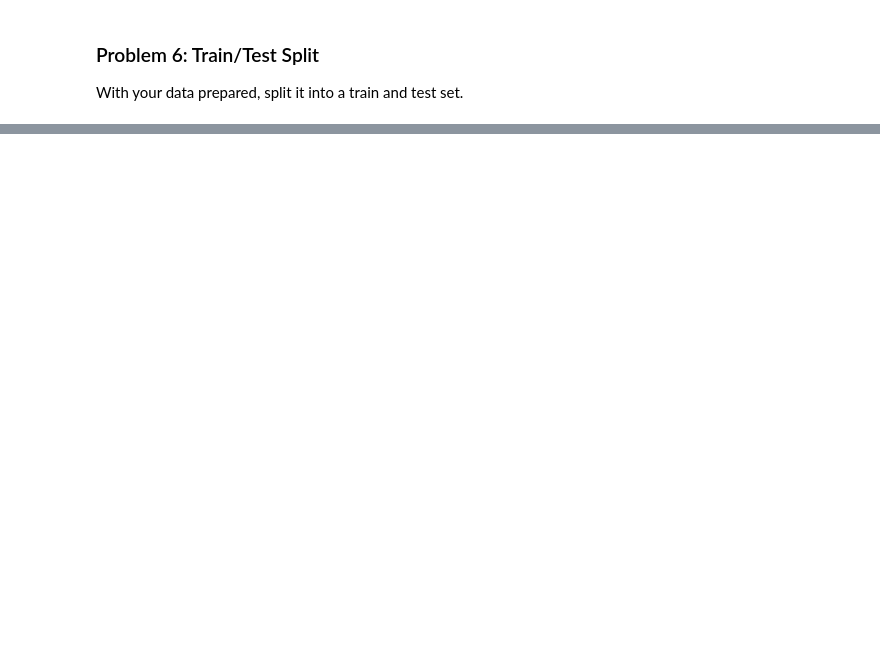
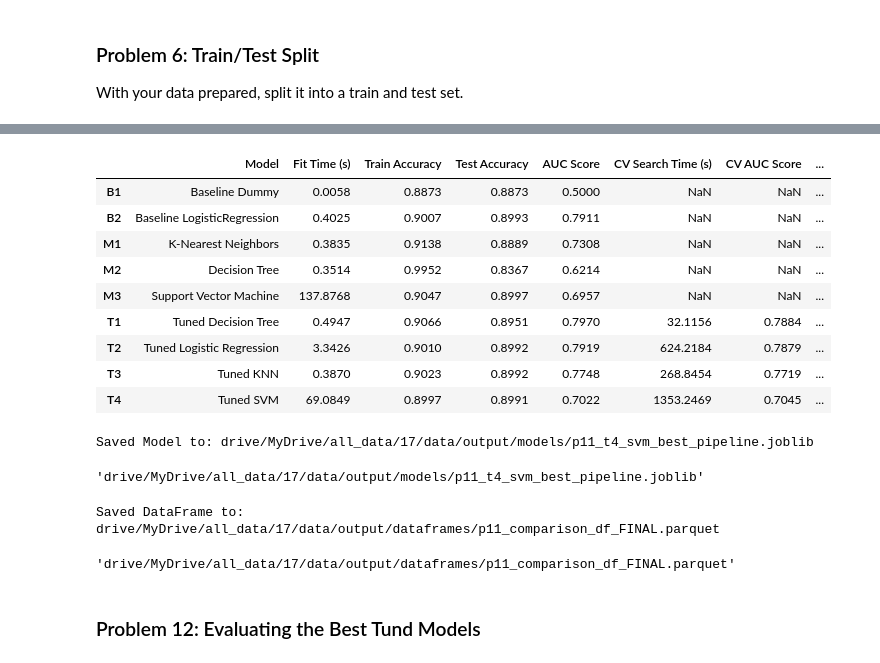
Before and after one commit to 1abhisheknigam/my-ai, a Jupyter notebook: bank-classifiers/notebooks/bank_classifiers.ipynb, the cells around one changed output, grey strips where cells are left out. Saved outputs shown, nothing was run; the diff lists cells and outputs as text; code cells hidden in the pictures; blank space fills up the shorter version.

```diff
--- a/bank-classifiers/notebooks/bank_classifiers.ipynb
+++ b/bank-classifiers/notebooks/bank_classifiers.ipynb
@@ -763,0 +1340,3 @@ Now that we have some basic models on the board, we want to try to improve these
+# %%
+comparison_df = pd.concat([comparison_df, t1_df])
+comparison_df
@@ -763,0 +1408,3 @@ Now that we have some basic models on the board, we want to try to improve these
+# %%
+comparison_df = pd.concat([comparison_df, t2_df])
+comparison_df
@@ -763,0 +1476,3 @@ Now that we have some basic models on the board, we want to try to improve these
+# %%
+comparison_df = pd.concat([comparison_df, t3_df])
+display(comparison_df)
@@ -763,0 +1499,30 @@ Now that we have some basic models on the board, we want to try to improve these
+# %%
+t4_pipe = Pipeline([
+    ("preprocessor", preprocessor),
+    ("classifier", SVC(random_state=58)),
+])
+
+# HyperParam grid: 3 candidates x 5 folds = 15 fits (gamma defaults to 'scale')
+param_grid_svm = {  # This grid was kept smaller since SVC takes a long time
+    "classifier__C": [0.1, 1.0, 10.0],
+    "classifier__kernel": ["rbf"],
+}
+
+# Search
+gs_svm, t4_search_time, t4_fit_time = run_tuned_grid_search(
+    pipeline=t4_pipe,
+    param_grid=param_grid_svm,
+    model_name="Tuned SVM",
+)
+
+# Evaluate best tuned model (use_predict_proba=False uses decision_function)
+t4_df = record_tuned_model(
+    code="T4",
+    model_name="Tuned SVM",
+    gs_object=gs_svm,
+    search_time=t4_search_time,
+    fit_time=t4_fit_time,
+    use_predict_proba=False,
+)
+
+display(t4_df)
@@ -763,0 +1539,30 @@ Now that we have some basic models on the board, we want to try to improve these
+# %%
+comparison_df = pd.concat([comparison_df, t4_df])
+comparison_df
+# %% [output]
+|  | Model | Fit Time (s) | Train Accuracy | Test Accuracy | AUC Score | CV Search Time (s) | CV AUC Score | ... |
+| B1 | Baseline Dummy | 0.0058 | 0.8873 | 0.8873 | 0.5000 | NaN | NaN | ... |
+| B2 | Baseline LogisticRegression | 0.4025 | 0.9007 | 0.8993 | 0.7911 | NaN | NaN | ... |
+| M1 | K-Nearest Neighbors | 0.3835 | 0.9138 | 0.8889 | 0.7308 | NaN | NaN | ... |
+| M2 | Decision Tree | 0.3514 | 0.9952 | 0.8367 | 0.6214 | NaN | NaN | ... |
+| M3 | Support Vector Machine | 137.8768 | 0.9047 | 0.8997 | 0.6957 | NaN | NaN | ... |
+| T1 | Tuned Decision Tree | 0.4947 | 0.9066 | 0.8951 | 0.7970 | 32.1156 | 0.7884 | ... |
+| T2 | Tuned Logistic Regression | 3.3426 | 0.9010 | 0.8992 | 0.7919 | 624.2184 | 0.7879 | ... |
+| T3 | Tuned KNN | 0.3870 | 0.9023 | 0.8992 | 0.7748 | 268.8454 | 0.7719 | ... |
+| T4 | Tuned SVM | 69.0849 | 0.8997 | 0.8991 | 0.7022 | 1353.2469 | 0.7045 | ... |
+# %%
+# save model
+best_t4_pipeline = gs_svm.best_estimator_
+
+model_to_joblib(best_t4_pipeline, "p11_t4_svm_best_pipeline")
+# %% [output]
+Saved Model to: drive/MyDrive/all_data/17/data/output/models/p11_t4_svm_best_pipeline.joblib
+'drive/MyDrive/all_data/17/data/output/models/p11_t4_svm_best_pipeline.joblib'
+# %%
+# p11: Save final comparision table
+df_to_parquet(comparison_df, "p11_comparison_df_FINAL", index=True)
+# %% [output]
+Saved DataFrame to: drive/MyDrive/all_data/17/data/output/dataframes/p11_comparison_df_FINAL.parquet
+'drive/MyDrive/all_data/17/data/output/dataframes/p11_comparison_df_FINAL.parquet'
+# %% [markdown]
+### Problem 12: Evaluating the Best Tund Models
```
Also changed, not shown: parts of 95 cells of this notebook, 1 other file.
